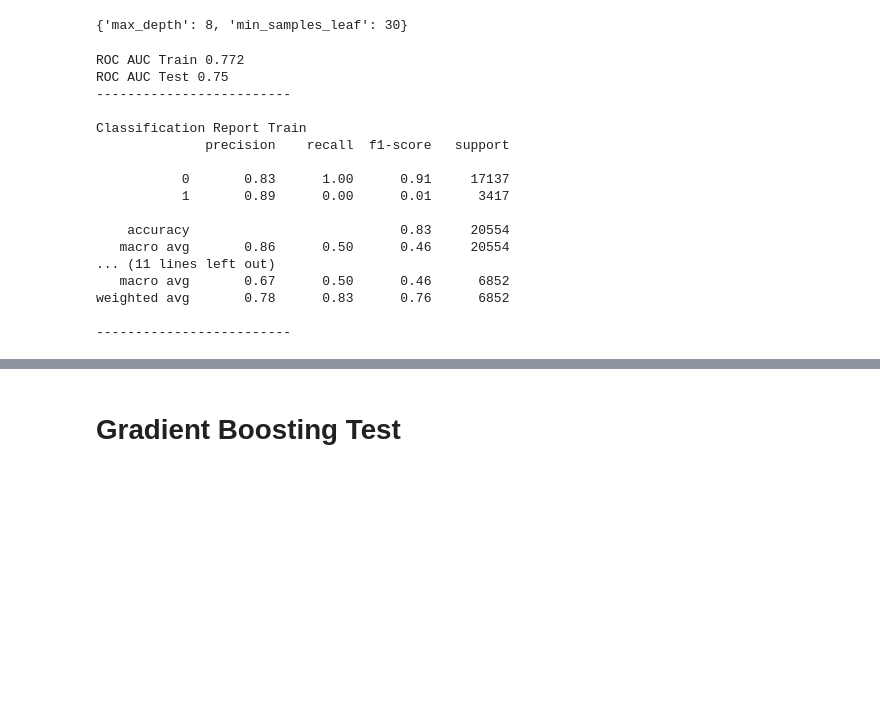
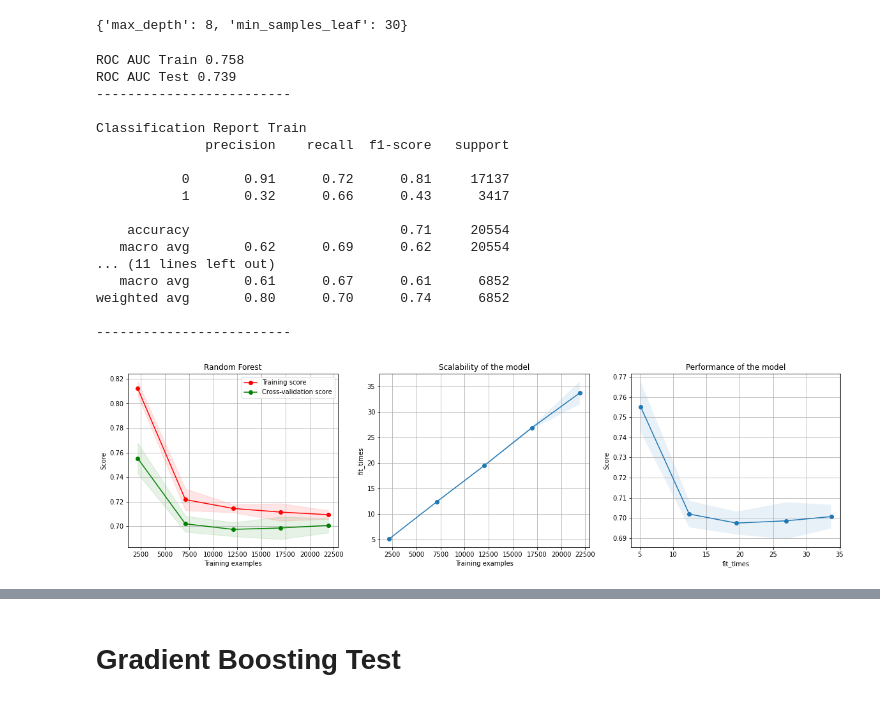
Before and after one commit to vlad-yeghiazaryan/BA_Group_Project_Sample_Data_Analysis, a Jupyter notebook: Group_Project_Sample_Data_Analysis.ipynb, the cells around one changed output, grey strips where cells are left out. Cells and saved outputs as stored; diff of their text form; code cells hidden in the pictures; blank space fills up the shorter version.

```diff
--- a/Group_Project_Sample_Data_Analysis.ipynb
+++ b/Group_Project_Sample_Data_Analysis.ipynb
@@ -1041,26 +1022,33 @@ gs_rf.best_params_
 # %% [output]
 {'max_depth': 8, 'min_samples_leaf': 30}
 # %%
-rf_3 = RandomForestClassifier(class_weight=None,max_depth=8,min_samples_leaf=85, random_state=42,n_estimators=210,max_leaf_nodes=28).fit(X0[rf_best],Y0)
+rf_3 = RandomForestClassifier(class_weight='balanced',max_depth=8,min_samples_leaf=30, random_state=42,n_estimators=750,max_leaf_nodes=18,min_samples_split=30).fit(X0[rf_best],Y0)
 model_performance(X0[rf_best], X1[rf_best], Y0, Y1, rf_3)
 # %% [output]
-ROC AUC Train 0.772
-ROC AUC Test 0.75
+ROC AUC Train 0.758
+ROC AUC Test 0.739
 -------------------------
 
 Classification Report Train
               precision    recall  f1-score   support
 
-           0       0.83      1.00      0.91     17137
-           1       0.89      0.00      0.01      3417
+           0       0.91      0.72      0.81     17137
+           1       0.32      0.66      0.43      3417
 
-    accuracy                           0.83     20554
-   macro avg       0.86      0.50      0.46     20554
+    accuracy                           0.71     20554
+   macro avg       0.62      0.69      0.62     20554
 ... (11 lines left out)
-   macro avg       0.67      0.50      0.46      6852
-weighted avg       0.78      0.83      0.76      6852
+   macro avg       0.61      0.67      0.61      6852
+weighted avg       0.80      0.70      0.74      6852
 
 -------------------------
+# %%
+title = 'Random Forest'
+plot_learning_curve(rf_3, title, X[rf_best], Y,
+                    cv=5, n_jobs=-1)
+plt.show()
+# %% [output]
+[figure, added]
 # %%
 print("Mean 5-fold ROC AUC score for Tuned RF",np.mean(cross_val_score(estimator=rf_3,X=X[rf_best],y=Y,cv=5, scoring="roc_auc")).round(2))
 # %% [output]
```
Also changed, not shown: parts of 20 cells of this notebook.
